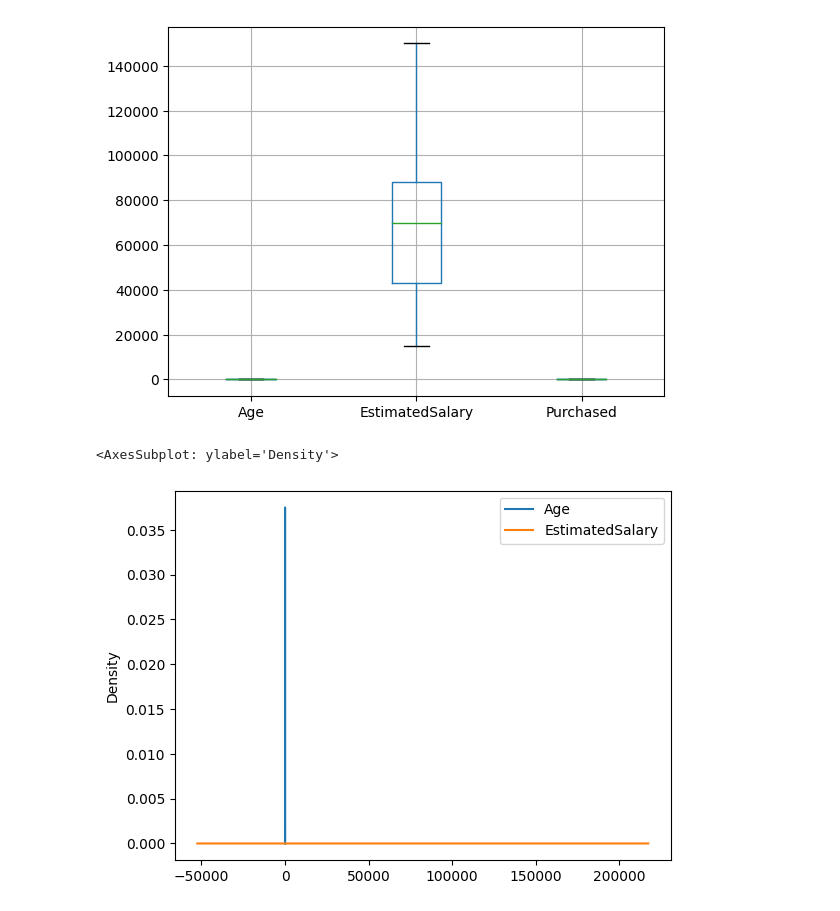
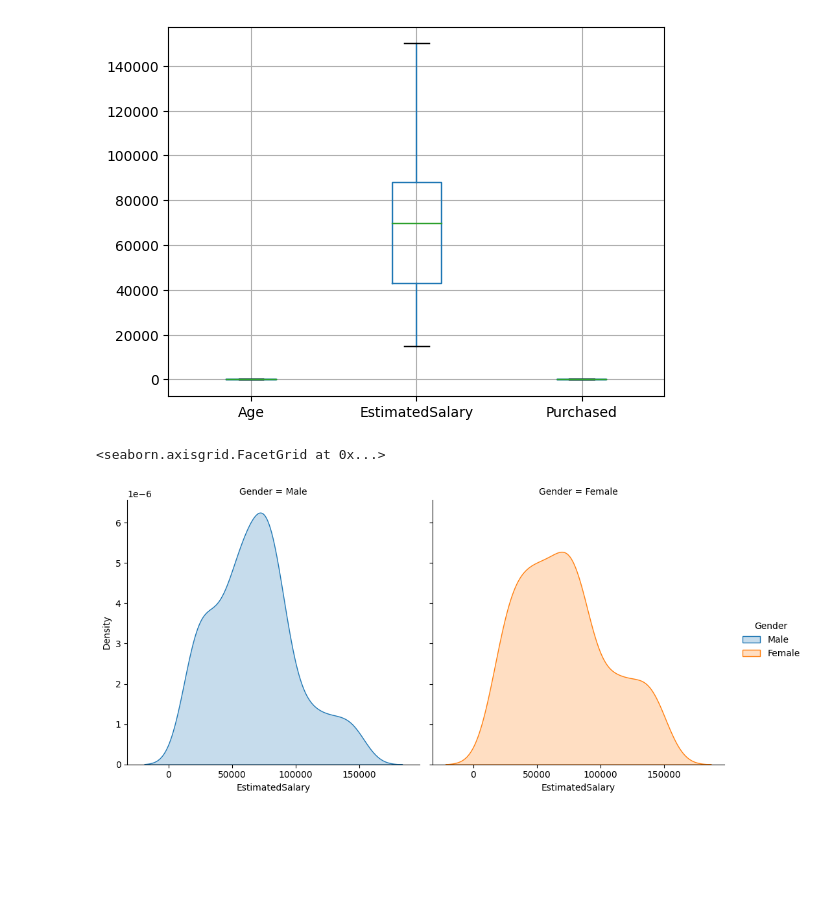
Before and after one commit to juneedpk/vscode-jupyter, a Jupyter notebook: eda.ipynb, the cells around one changed output. Saved outputs shown, nothing was run; the diff lists cells and outputs as text; code cells hidden in the pictures; blank space fills up the shorter version.

```diff
--- a/eda.ipynb
+++ b/eda.ipynb
@@ -167,8 +167,8 @@ ads2.boxplot()
 # %% [output]
 <AxesSubplot: >
 [figure]
-# %%
-ads2[['Age','EstimatedSalary']].plot(kind='kde')
-# %% [output]
-<AxesSubplot: ylabel='Density'>
-[figure, removed]
+# %%
+sns.displot(data=ads2, x="EstimatedSalary", hue="Gender",kind="kde", fill=True,col='Gender')
+# %% [output]
+<seaborn.axisgrid.FacetGrid at 0x...>
+[figure, added]
```
